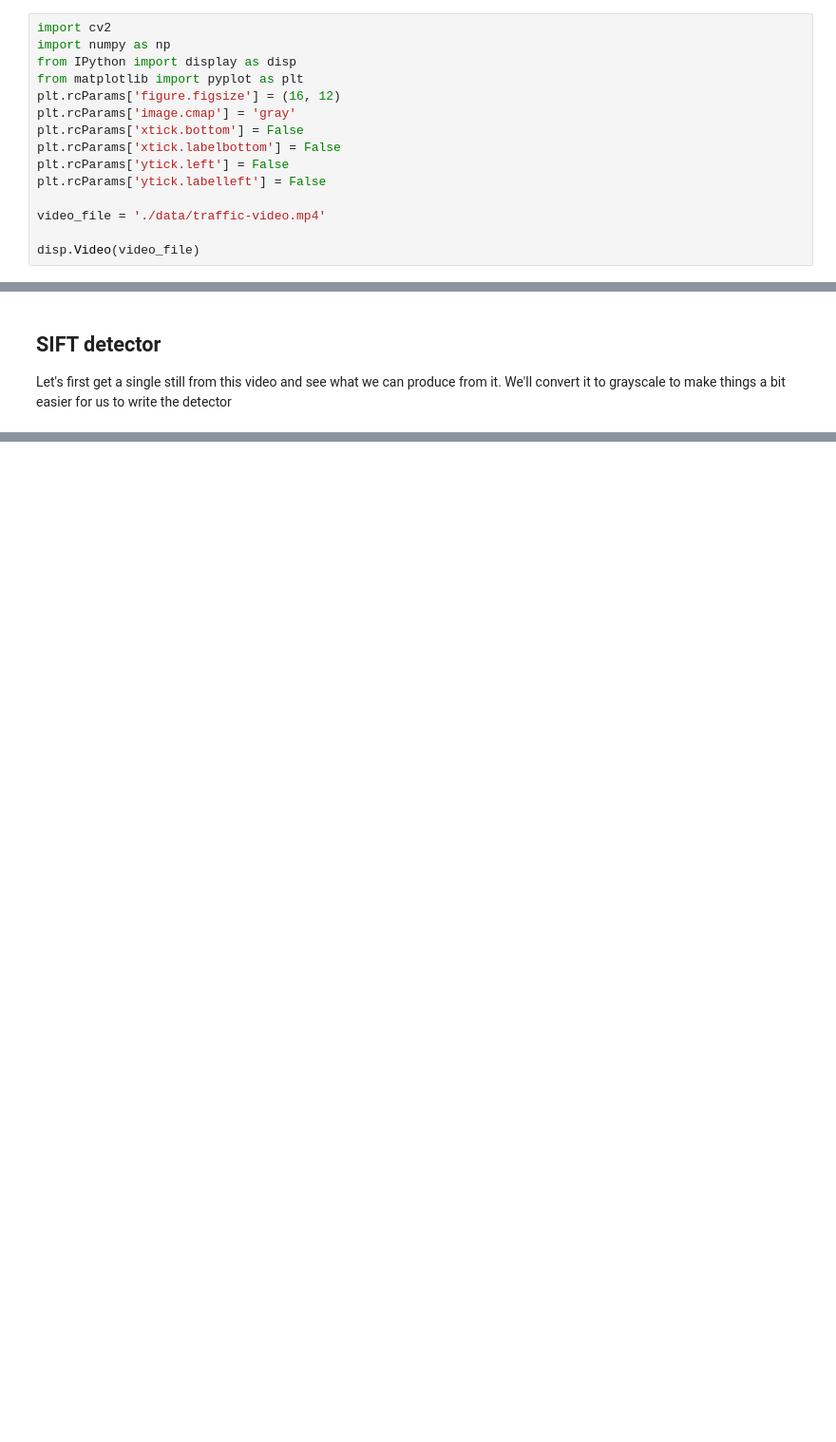
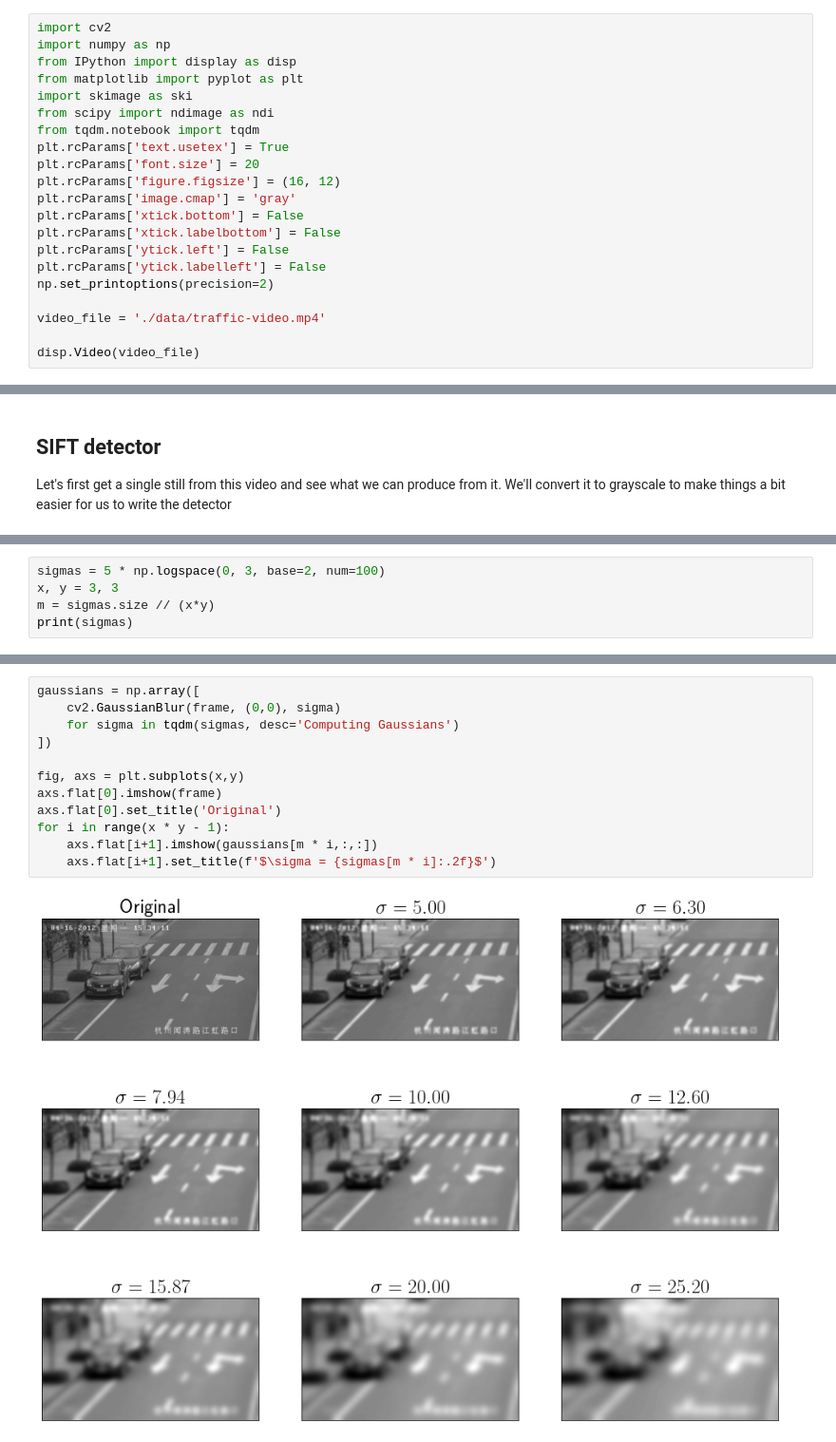
Before and after one commit to andydevs/andys-notebook, a Jupyter notebook: recreating-sift-detector.ipynb, the cells around one changed output, grey strips where cells are left out. Shown at 95% size. Cells and saved outputs as stored; diff of their text form; blank space fills up the shorter version.

Commit message:
Added to sift notebook

```diff
--- a/recreating-sift-detector.ipynb
+++ b/recreating-sift-detector.ipynb
@@ -7,12 +7,18 @@ import cv2
 import numpy as np
 from IPython import display as disp
 from matplotlib import pyplot as plt
+import skimage as ski
+from scipy import ndimage as ndi
+from tqdm.notebook import tqdm
+plt.rcParams['text.usetex'] = True
+plt.rcParams['font.size'] = 20
 plt.rcParams['figure.figsize'] = (16, 12)
 plt.rcParams['image.cmap'] = 'gray'
 plt.rcParams['xtick.bottom'] = False
 plt.rcParams['xtick.labelbottom'] = False
 plt.rcParams['ytick.left'] = False
 plt.rcParams['ytick.labelleft'] = False
+np.set_printoptions(precision=2)
 
 video_file = './data/traffic-video.mp4'
 
@@ -36,0 +51,5 @@ The first thing we need to do is create a stack of gaussians with different sigm
+# %%
+sigmas = 5 * np.logspace(0, 3, base=2, num=100)
+x, y = 3, 3
+m = sigmas.size // (x*y)
+print(sigmas)
@@ -36,0 +68,14 @@ The first thing we need to do is create a stack of gaussians with different sigm
+# %%
+gaussians = np.array([
+    cv2.GaussianBlur(frame, (0,0), sigma)
+    for sigma in tqdm(sigmas, desc='Computing Gaussians')
+])
+
+fig, axs = plt.subplots(x,y)
+axs.flat[0].imshow(frame)
+axs.flat[0].set_title('Original')
+for i in range(x * y - 1):
+    axs.flat[i+1].imshow(gaussians[m * i,:,:])
+    axs.flat[i+1].set_title(f'$\sigma = {sigmas[m * i]:.2f}$')
+# %% [output]
+[figure, added]
```
Also changed, not shown: parts of 8 cells of this notebook.
